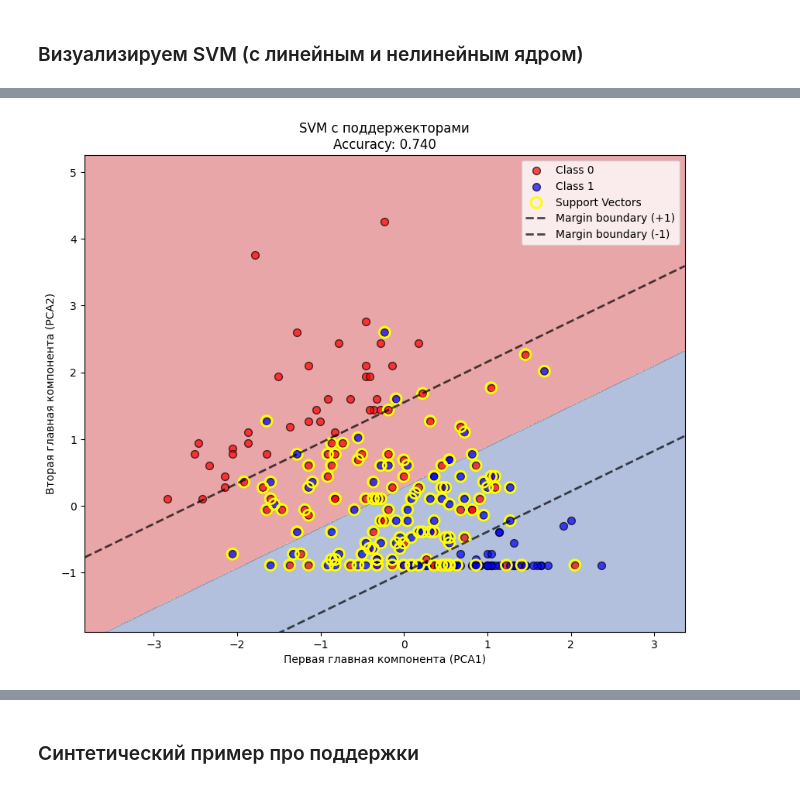
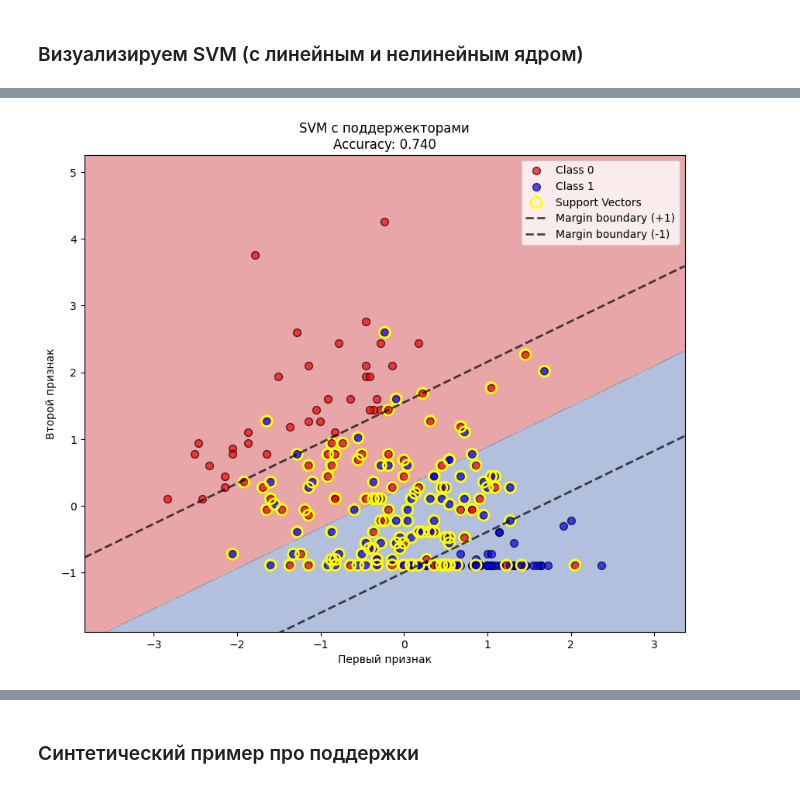
Before and after one commit to SerMisterMish/Statistical_and_Machine_Learning, a Jupyter notebook: supervised_learning/classification/classification.ipynb, the cells around one changed output, grey strips where cells are left out. Saved outputs shown, nothing was run; the diff lists cells and outputs as text; code cells hidden in the pictures.

```diff
--- a/supervised_learning/classification/classification.ipynb
+++ b/supervised_learning/classification/classification.ipynb
@@ -899,36 +901,36 @@ def plot_svm_decision_boundary(model, X, y, title):
 
     # Подсветка поддержекторов
     if hasattr(model, 'support_vectors_'):
         support_vectors = model.support_vectors_
         plt.scatter(support_vectors[:, 0], support_vectors[:, 1],
                    s=100, facecolors='none', edgecolors='yellow',
                    linewidths=2, label='Support Vectors')
 
     if model.kernel == 'linear':
         w = model.coef_[0]
         b = model.intercept_[0]
 
         # Уравнение разделяющей гиперплоскости: w·x + b = 0
         # Маргинальные гиперплоскости: w·x + b = ±1
 
         # Находим точки на границах зазора
         x_plot = np.linspace(x_min, x_max, 100)
         y_plot_upper = (-w[0] * x_plot - b + 1) / w[1]
         y_plot_lower = (-w[0] * x_plot - b - 1) / w[1]
 
         plt.plot(x_plot, y_plot_upper, 'k--', alpha=0.7, linewidth=2, label='Margin boundary (+1)')
         plt.plot(x_plot, y_plot_lower, 'k--', alpha=0.7, linewidth=2, label='Margin boundary (-1)')
 
     plt.ylim((y_min, y_max))
     plt.title(f'{title}\nAccuracy: {accuracy_score(y, model.predict(X)):.3f}')
-    plt.xlabel('Первая главная компонента (PCA1)')
-    plt.ylabel('Вторая главная компонента (PCA2)')
+    plt.xlabel('Первый признак')
+    plt.ylabel('Второй признак')
     plt.legend()
     plt.show()
 
 plot_svm_decision_boundary(svm_linear_2d, X_train_svm_2d, y_train, "SVM с поддержекторами")
 # %% [output]
-[figure, old version]
+[figure, new version]
 # %%
 svm_linear_2d_C_001 = SVC(kernel='linear', random_state=42, C=1e-2)
 svm_linear_2d_C_001.fit(X_train_svm_2d, y_train)
```
Also changed, not shown: parts of 6 cells of this notebook.
